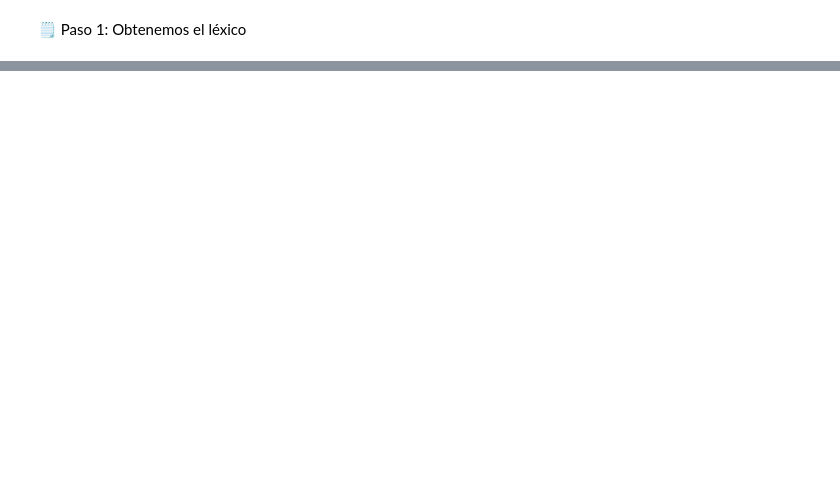
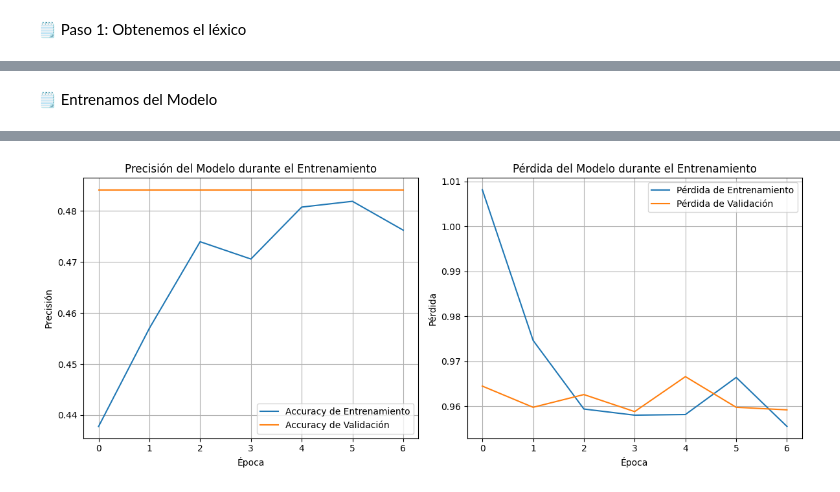
Before and after one commit to chetincho/Analisis_de_Sentimientos, a Jupyter notebook: proyecto.ipynb, the cells around one changed output, grey strips where cells are left out. Cells and saved outputs as stored; diff of their text form; code cells hidden in the pictures; blank space fills up the shorter version.

```diff
--- a/proyecto.ipynb
+++ b/proyecto.ipynb
@@ -793,0 +1198,3 @@ DataFrame exportado exitosamente a 'tweets_politicos_analizados.xlsx'
+# %%
+X_train_padded = pad_sequences(X_train_sequences, maxlen=longitud_maxima, padding='post', truncating='post')
+X_test_padded = pad_sequences(X_test_sequences, maxlen=longitud_maxima, padding='post', truncating='post')
@@ -793,0 +1244,17 @@ DataFrame exportado exitosamente a 'tweets_politicos_analizados.xlsx'
+# %%
+num_classes = len(class_names)
+model = Sequential()
+model.add(Embedding(input_dim=num_words_in_vocab,
+                    output_dim=embedding_dim,
+                    input_length=longitud_maxima,
+                    weights=[embedding_matrix],
+                    trainable=False))
+model.add(LSTM(units=128, return_sequences=True))
+model.add(Dropout(0.2))
+model.add(LSTM(units=64))
+model.add(Dropout(0.2))
+model.add(Dense(units=num_classes, activation='softmax'))
+model.compile(optimizer='adam',
+              loss='sparse_categorical_crossentropy',
+              metrics=['accuracy'])
+model.summary()
@@ -793,0 +1279,56 @@ DataFrame exportado exitosamente a 'tweets_politicos_analizados.xlsx'
+# %% [markdown]
+🗒️ Entrenamos del Modelo
+# %%
+# Parámetros de Entrenamiento
+epochs = 20
+batch_size = 32
+
+# Callbacks para un mejor entrenamiento
+early_stopping = EarlyStopping(monitor='val_loss', patience=3, restore_best_weights=True)
+
+model_checkpoint = ModelCheckpoint(filepath='best_lstm_model.keras',
+                                   monitor='val_accuracy',
+                                   save_best_only=True,
+                                   mode='max',
+                                   verbose=1)
+
+# Entrenamiento del Modelo
+print(f"\nComenzando el entrenamiento del modelo LSTM con {epochs} épocas y batch_size={batch_size}...")
+
+history = model.fit(
+    X_train_padded,         # Datos de entrenamiento (secuencias padded)
+    y_train,                # Etiquetas de entrenamiento (numéricas)
+    epochs=epochs,          # Número de épocas
+    batch_size=batch_size,  # Tamaño del batch
+    validation_data=(X_test_padded, y_test), # Datos para validar el modelo en cada época
+    callbacks=[early_stopping, model_checkpoint] # Usamos los callbacks definidos
+)
+
+print("\nEntrenamiento del modelo LSTM completado.")
+
+# Graficamos el historial de entrenamiento para ver la evolución de la pérdida y la precisión
+plt.figure(figsize=(12, 5))
+
+# Gráfico de Precisión
+plt.subplot(1, 2, 1)
+plt.plot(history.history['accuracy'], label='Accuracy de Entrenamiento')
+plt.plot(history.history['val_accuracy'], label='Accuracy de Validación')
+plt.title('Precisión del Modelo durante el Entrenamiento')
+plt.xlabel('Época')
+plt.ylabel('Precisión')
+plt.legend()
+plt.grid(True)
+
+# Gráfico de Pérdida
+plt.subplot(1, 2, 2)
+plt.plot(history.history['loss'], label='Pérdida de Entrenamiento')
+plt.plot(history.history['val_loss'], label='Pérdida de Validación')
+plt.title('Pérdida del Modelo durante el Entrenamiento')
+plt.xlabel('Época')
+plt.ylabel('Pérdida')
+plt.legend()
+plt.grid(True)
+
+plt.tight_layout()
+plt.show()
+# %% [output]
@@ -793,0 +1352 @@ DataFrame exportado exitosamente a 'tweets_politicos_analizados.xlsx'
+[figure, added]
```
Also changed, not shown: parts of 96 cells of this notebook.
